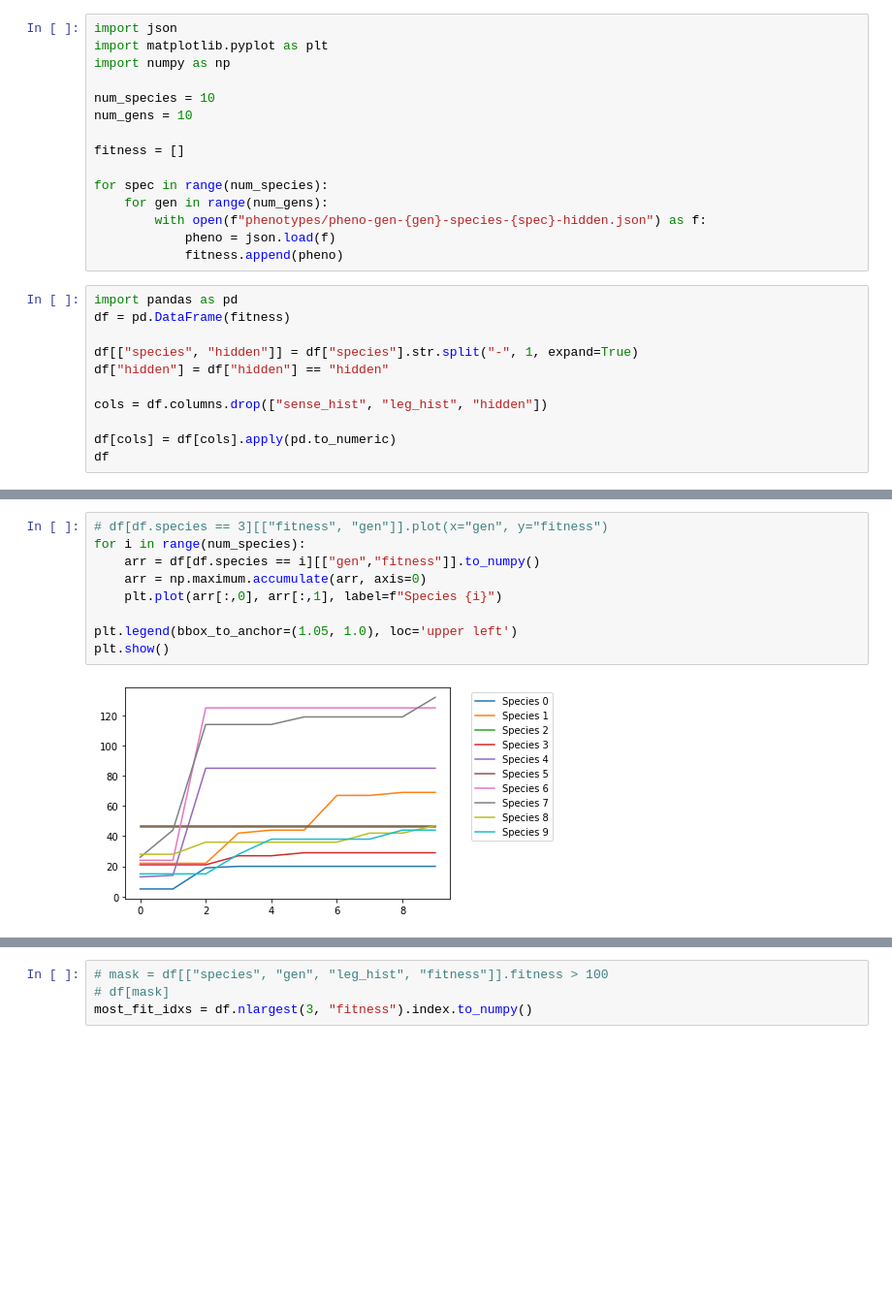
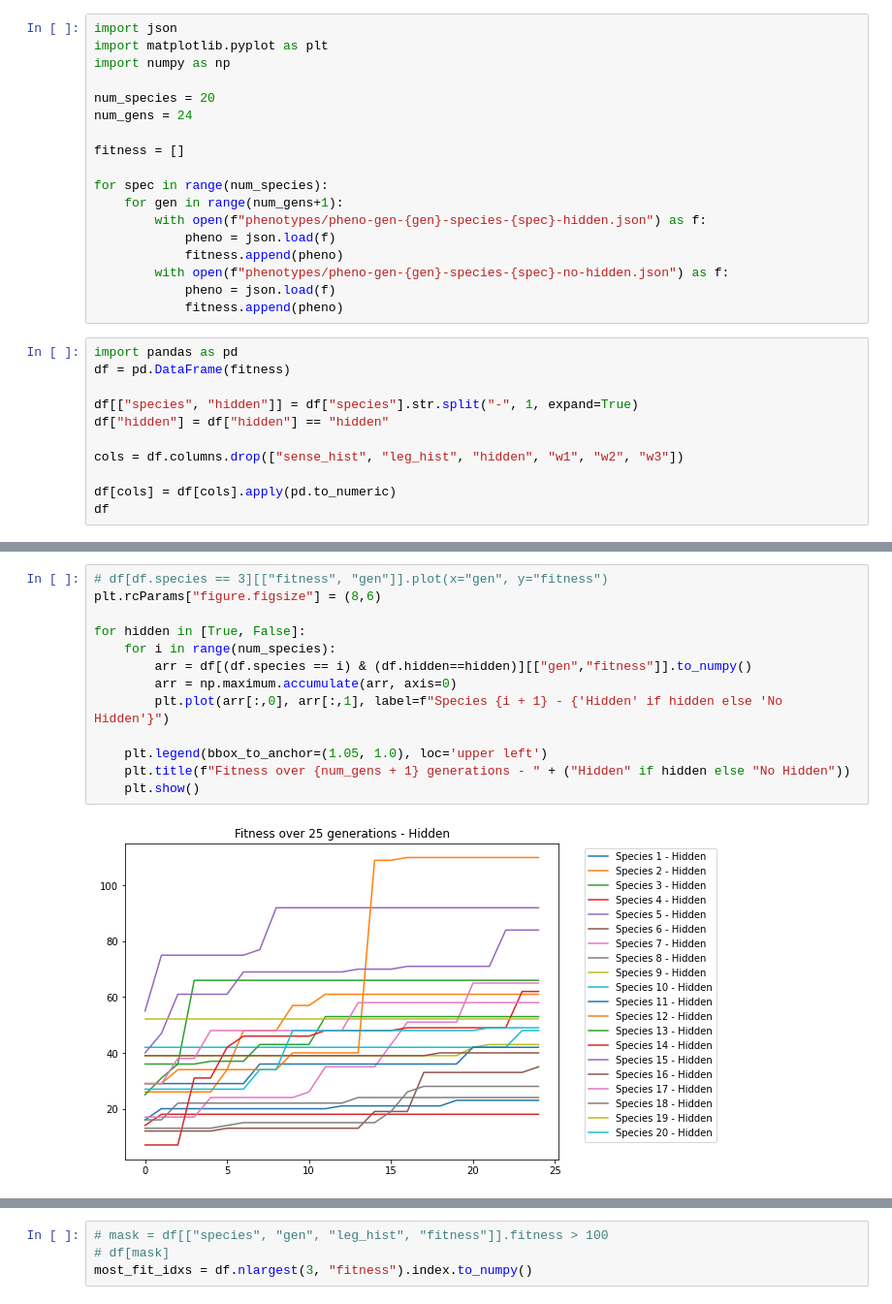
Before and after one commit to Stillerman/Evolutionary-Robotics, a Jupyter notebook: Analyze.ipynb, the cells around one changed output, grey strips where cells are left out. Shown at 97% size. Drawn from its saved outputs; the diff is of its cells as text; blank space fills up the shorter version.

```diff
--- a/Analyze.ipynb
+++ b/Analyze.ipynb
@@ -3,16 +3,19 @@ import json
 import matplotlib.pyplot as plt
 import numpy as np
 
-num_species = 10
-num_gens = 10
+num_species = 20
+num_gens = 24
 
 fitness = []
 
 for spec in range(num_species):
-    for gen in range(num_gens):
+    for gen in range(num_gens+1):
         with open(f"phenotypes/pheno-gen-{gen}-species-{spec}-hidden.json") as f:
             pheno = json.load(f)
             fitness.append(pheno)
+        with open(f"phenotypes/pheno-gen-{gen}-species-{spec}-no-hidden.json") as f:
+            pheno = json.load(f)
+            fitness.append(pheno)
 # %%
 import pandas as pd
 df = pd.DataFrame(fitness)
@@ -20,7 +23,7 @@ df = pd.DataFrame(fitness)
 df[["species", "hidden"]] = df["species"].str.split("-", 1, expand=True)
 df["hidden"] = df["hidden"] == "hidden"
 
-cols = df.columns.drop(["sense_hist", "leg_hist", "hidden"])
+cols = df.columns.drop(["sense_hist", "leg_hist", "hidden", "w1", "w2", "w3"])
 
 df[cols] = df[cols].apply(pd.to_numeric)
 df
@@ -41,11 +44,15 @@ df
 # %%
 # df[df.species == 3][["fitness", "gen"]].plot(x="gen", y="fitness")
-for i in range(num_species):
-    arr = df[df.species == i][["gen","fitness"]].to_numpy()
-    arr = np.maximum.accumulate(arr, axis=0)
-    plt.plot(arr[:,0], arr[:,1], label=f"Species {i}")
+plt.rcParams["figure.figsize"] = (8,6)
 
-plt.legend(bbox_to_anchor=(1.05, 1.0), loc='upper left')
-plt.show()
+for hidden in [True, False]:
+    for i in range(num_species):
+        arr = df[(df.species == i) & (df.hidden==hidden)][["gen","fitness"]].to_numpy()
+        arr = np.maximum.accumulate(arr, axis=0)
+        plt.plot(arr[:,0], arr[:,1], label=f"Species {i + 1} - {'Hidden' if hidden else 'No Hidden'}")
+
+    plt.legend(bbox_to_anchor=(1.05, 1.0), loc='upper left')
+    plt.title(f"Fitness over {num_gens + 1} generations - " + ("Hidden" if hidden else "No Hidden"))
+    plt.show()
 # %% [output]
-[figure, old version]
+[figure, new version]
```
Also changed, not shown: parts of 6 cells of this notebook, 3 other files.
